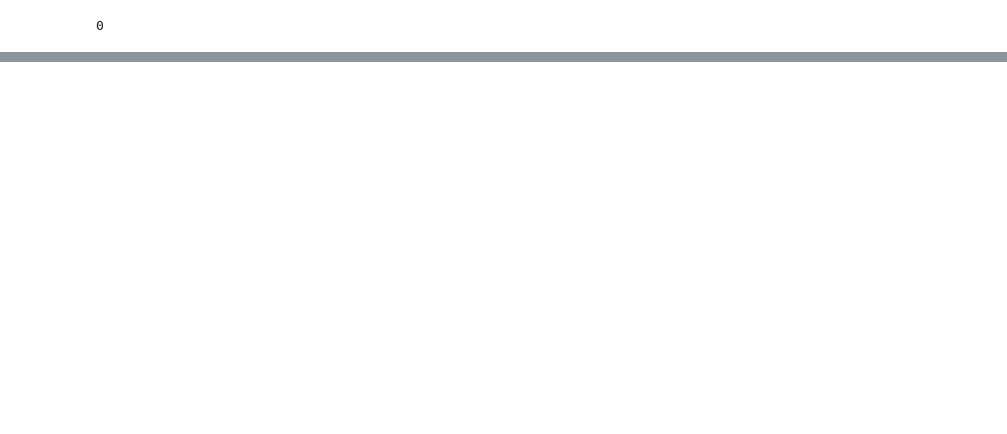
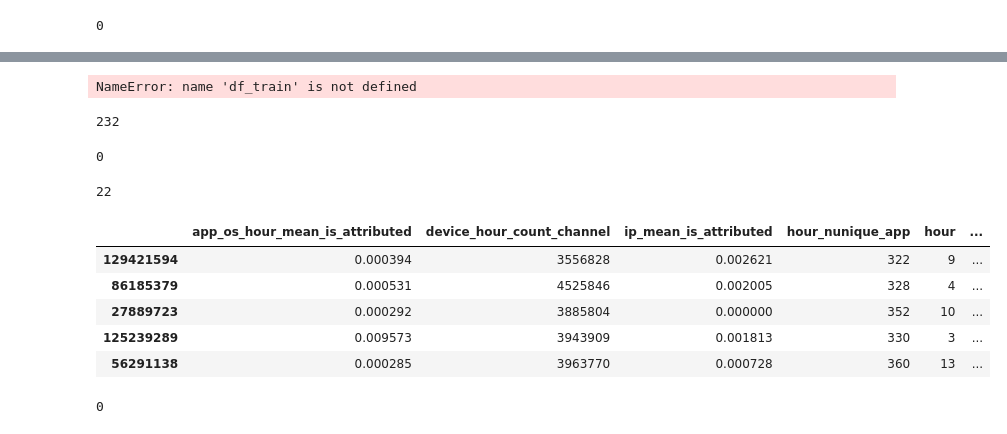
Before and after one commit to faizanahemad/data-science, a Jupyter notebook: kaggle/talkingdata-adtracking-fraud-detection/Model1.ipynb, the cells around one changed output, grey strips where cells are left out. Saved outputs shown, nothing was run; the diff lists cells and outputs as text; code cells hidden in the pictures; blank space fills up the shorter version.

```diff
--- a/kaggle/talkingdata-adtracking-fraud-detection/Model1.ipynb
+++ b/kaggle/talkingdata-adtracking-fraud-detection/Model1.ipynb
@@ -74,7 +250,8 @@ import dask.dataframe as dd
 # %%
 
-df_test = pd.read_hdf("data/test_2.h5","table")
-df_cv1 = pd.read_hdf("data/cv1_2.h5","table")
+
+# df_train = read_cv()
+df_train = read_train()
 # df_cv2 = pd.read_hdf("data/cv2_2.h5","table")
 
 gc.collect()
@@ -83,2 +257,0 @@ gc.collect()
-# %%
-df_train = pd.read_hdf("data/train_2.h5","table")
@@ -120,0 +369,36 @@ XGBClassifier(base_score=0.5, booster='gbtree', colsample_bylevel=1,
+# %%
+df_train = df_train.sample(frac=0.4)
+X = df_train[features]
+y = df_train[output_column]
+
+df_train = None
+del df_train
+df_cv1=None
+del df_cv1
+X.head();
+gc.collect()
+
+df_train = None
+del df_train
+df_cv1=None
+del df_cv1
+X.head();
+gc.collect()
+# %% [output]
+NameError: name 'df_train' is not defined
+# %%
+def check_auc(X,y):
+    y_scores = xgc.predict_proba(X)[:,1]
+    return roc_auc_score(y, y_scores)
+
+
+
+
+gc.collect()
+
+
+def conf_mat(X,y):
+    y_scores = xgc.predict(X)
+    return model_utils.confusion_matrix_frame(y,y_scores)
+# %% [output]
+232
@@ -120,0 +424,23 @@ XGBClassifier(base_score=0.5, booster='gbtree', colsample_bylevel=1,
+# %%
+gc.collect()
+df_cv1 = read_cv()
+df_cv1 = df_cv1.sample(frac=0.4)
+X_test = df_cv1[features]
+y_test = df_cv1[output_column]
+df_cv1 = None
+del df_cv1
+gc.collect()
+# %% [output]
+0
+22
+# %%
+X_test.head();
+gc.collect()
+# %% [output]
+|  | app_os_hour_mean_is_attributed | device_hour_count_channel | ip_mean_is_attributed | hour_nunique_app | hour | ... |
+| 129421594 | 0.000394 | 3556828 | 0.002621 | 322 | 9 | ... |
+| 86185379 | 0.000531 | 4525846 | 0.002005 | 328 | 4 | ... |
+| 27889723 | 0.000292 | 3885804 | 0.000000 | 352 | 10 | ... |
+| 125239289 | 0.009573 | 3943909 | 0.001813 | 330 | 3 | ... |
+| 56291138 | 0.000285 | 3963770 | 0.000728 | 360 | 13 | ... |
+0
```
Also changed, not shown: parts of 38 cells of this notebook, 2 other files.
